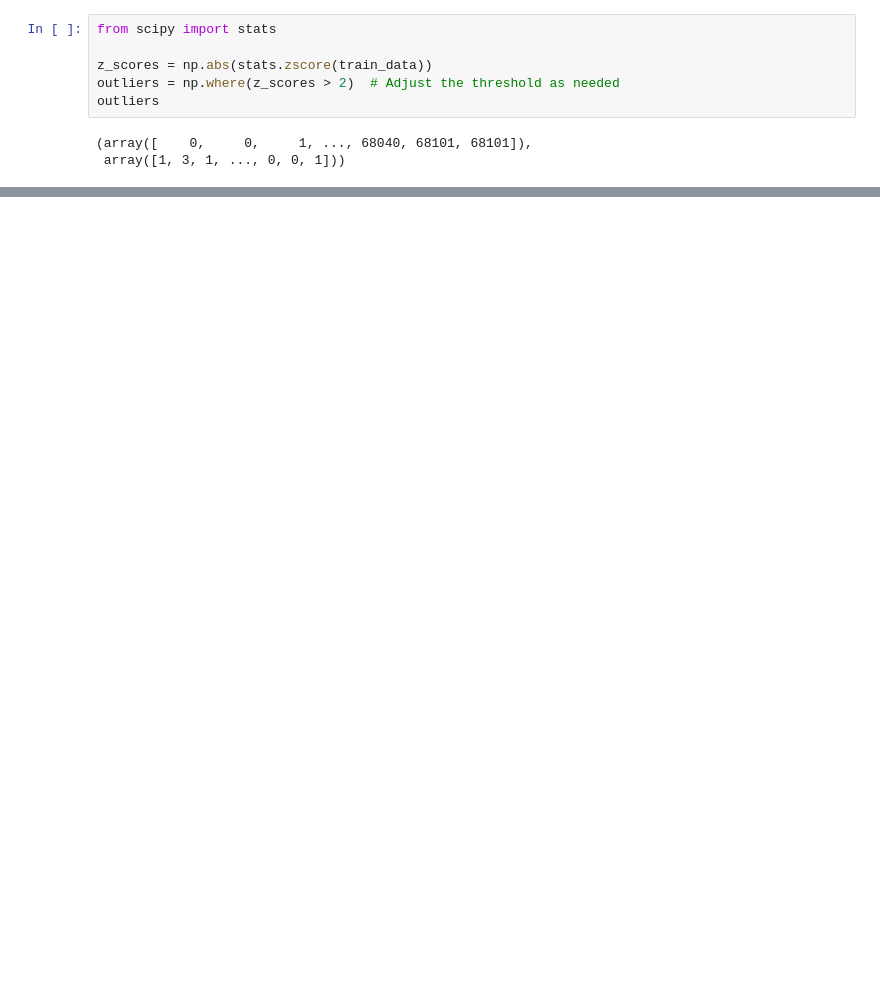
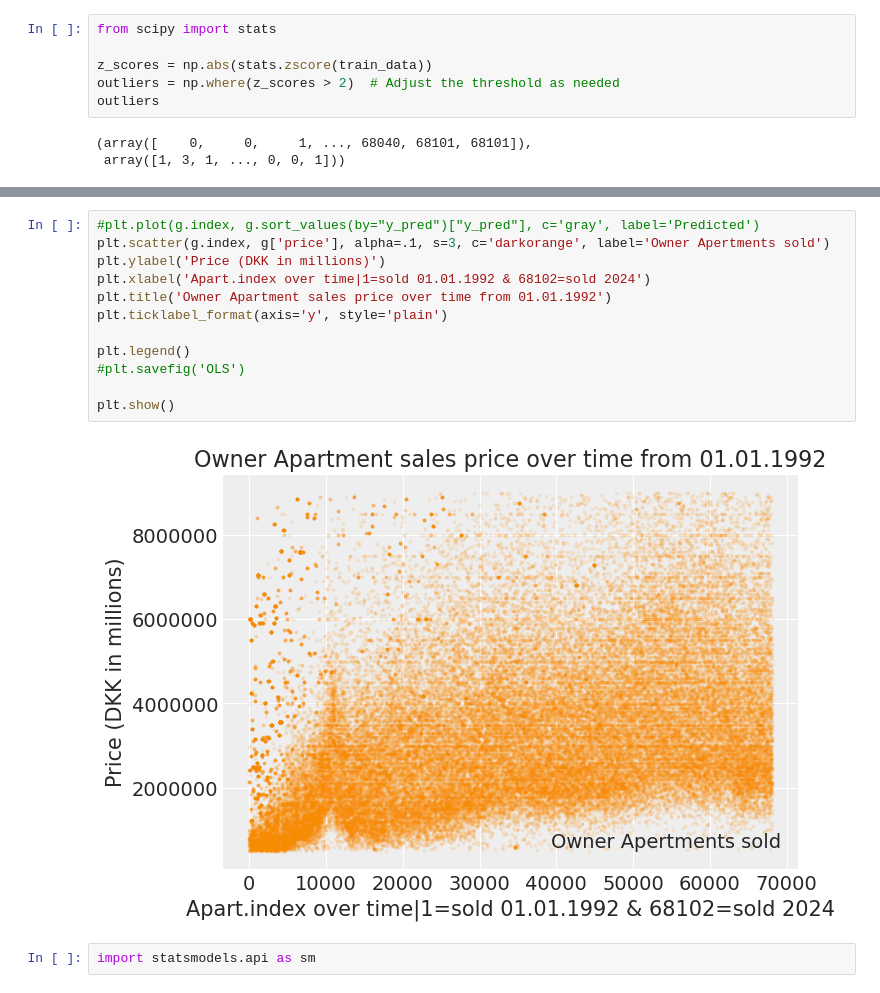
Before and after one commit to Pelvig1999/apartements, a Jupyter notebook: notebooks/Linearregression.ipynb, the cells around one changed output, grey strips where cells are left out. Drawn from its saved outputs; the diff is of its cells as text; blank space fills up the shorter version.

```diff
--- a/notebooks/Linearregression.ipynb
+++ b/notebooks/Linearregression.ipynb
@@ -201,0 +214,16 @@ plt.show()
+# %%
+#plt.plot(g.index, g.sort_values(by="y_pred")["y_pred"], c='gray', label='Predicted')
+plt.scatter(g.index, g['price'], alpha=.1, s=3, c='darkorange', label='Owner Apertments sold')
+plt.ylabel('Price (DKK in millions)')
+plt.xlabel('Apart.index over time|1=sold 01.01.1992 & 68102=sold 2024')
+plt.title('Owner Apartment sales price over time from 01.01.1992')
+plt.ticklabel_format(axis='y', style='plain')
+
+plt.legend()
+#plt.savefig('OLS')
+
+plt.show()
+# %% [output]
+[figure, added]
+# %%
+import statsmodels.api as sm
```
Also changed, not shown: parts of 18 cells of this notebook, 4 other files.
